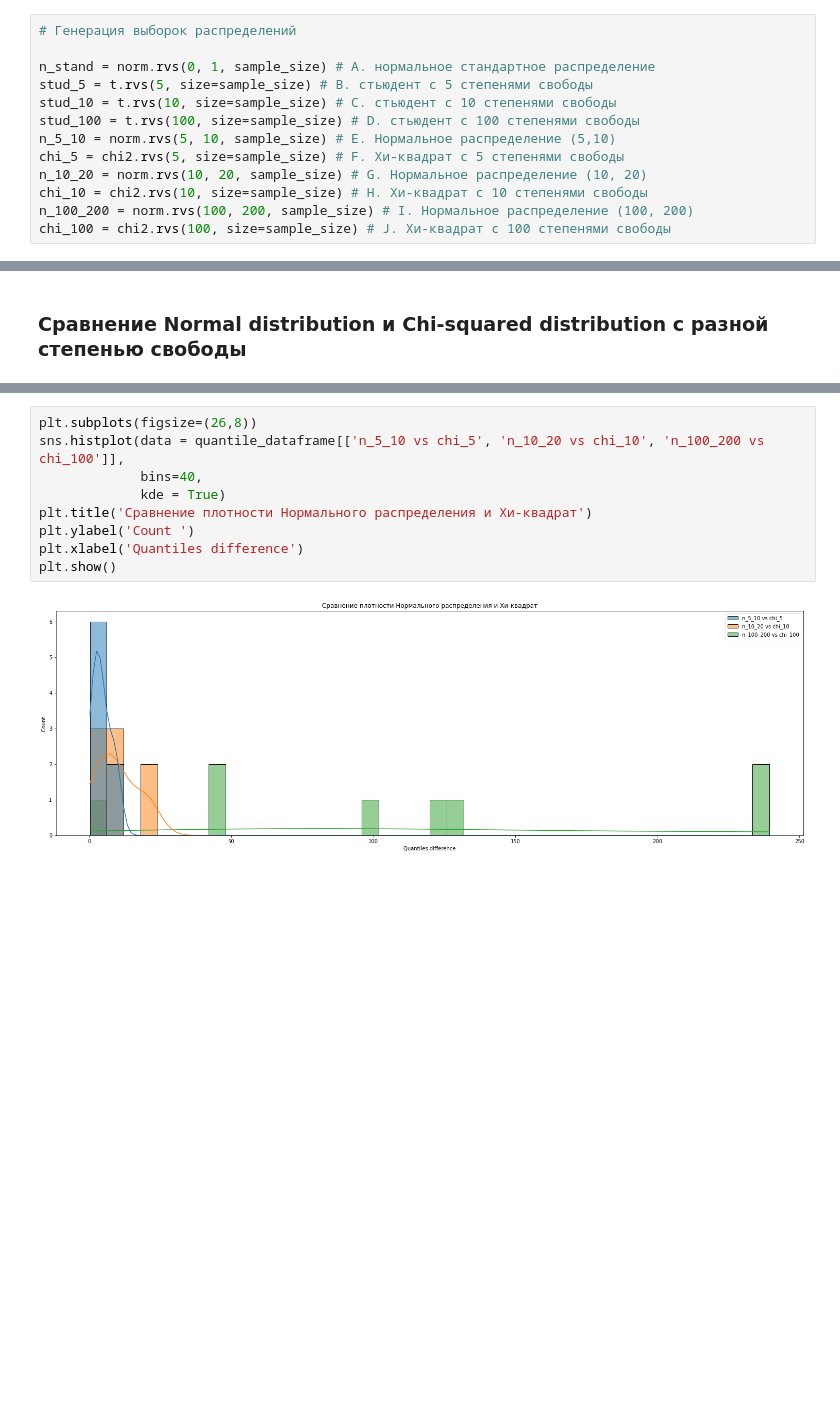
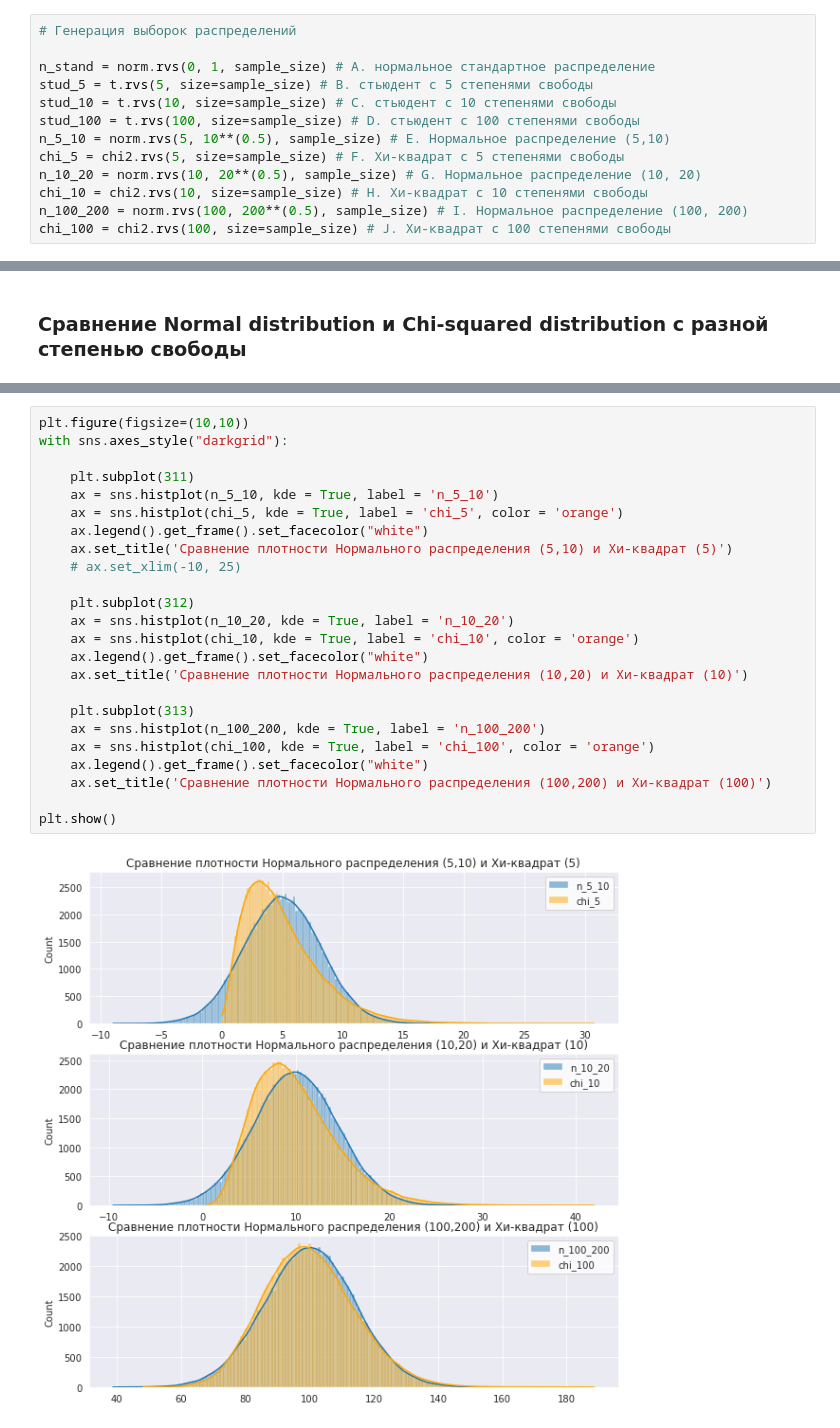
Before and after one commit to Khailica/IT-DataAnalysis, a Jupyter notebook: SkyPro_Data_Analyst/4. Statistics_and_basics_ML/Task_3_Сontinuous distributions .ipynb, the cells around one changed output, grey strips where cells are left out. Saved outputs shown, nothing was run; the diff lists cells and outputs as text; blank space fills up the shorter version.

```diff
--- a/SkyPro_Data_Analyst/4. Statistics_and_basics_ML/Task_3_Сontinuous distributions .ipynb
+++ b/SkyPro_Data_Analyst/4. Statistics_and_basics_ML/Task_3_Сontinuous distributions .ipynb
@@ -98,11 +98,11 @@ n_stand = norm.rvs(0, 1, sample_size) # A. нормальное стандарт
 stud_5 = t.rvs(5, size=sample_size) # B. стьюдент с 5 степенями свободы
 stud_10 = t.rvs(10, size=sample_size) # C. стьюдент с 10 степенями свободы
 stud_100 = t.rvs(100, size=sample_size) # D. стьюдент с 100 степенями свободы
-n_5_10 = norm.rvs(5, 10, sample_size) # E. Нормальное распределение (5,10)
+n_5_10 = norm.rvs(5, 10**(0.5), sample_size) # E. Нормальное распределение (5,10)
 chi_5 = chi2.rvs(5, size=sample_size) # F. Хи-квадрат с 5 степенями свободы
-n_10_20 = norm.rvs(10, 20, sample_size) # G. Нормальное распределение (10, 20)
+n_10_20 = norm.rvs(10, 20**(0.5), sample_size) # G. Нормальное распределение (10, 20)
 chi_10 = chi2.rvs(10, size=sample_size) # H. Хи-квадрат с 10 степенями свободы
-n_100_200 = norm.rvs(100, 200, sample_size) # I. Нормальное распределение (100, 200)
+n_100_200 = norm.rvs(100, 200**(0.5), sample_size) # I. Нормальное распределение (100, 200)
 chi_100 = chi2.rvs(100, size=sample_size) # J. Хи-квадрат с 100 степенями свободы
 # %% [markdown]
 ### Создание датафрейма из квантильных значений исследуемых распределений
@@ -231,13 +211,28 @@ quantile_dataframe
 # %%
-plt.subplots(figsize=(26,8))
-sns.histplot(data = quantile_dataframe[['n_5_10 vs chi_5', 'n_10_20 vs chi_10', 'n_100_200 vs chi_100']],
-             bins=40,
-             kde = True)
-plt.title('Сравнение плотности Нормального распределения и Хи-квадрат')
-plt.ylabel('Count ')
-plt.xlabel('Quantiles difference')
+plt.figure(figsize=(10,10))
+with sns.axes_style("darkgrid"):
+
+    plt.subplot(311)
+    ax = sns.histplot(n_5_10, kde = True, label = 'n_5_10')
+    ax = sns.histplot(chi_5, kde = True, label = 'chi_5', color = 'orange')
+    ax.legend().get_frame().set_facecolor("white")
+    ax.set_title('Сравнение плотности Нормального распределения (5,10) и Хи-квадрат (5)')
+    # ax.set_xlim(-10, 25)
+
+    plt.subplot(312)
+    ax = sns.histplot(n_10_20, kde = True, label = 'n_10_20')
+    ax = sns.histplot(chi_10, kde = True, label = 'chi_10', color = 'orange')
+    ax.legend().get_frame().set_facecolor("white")
+    ax.set_title('Сравнение плотности Нормального распределения (10,20) и Хи-квадрат (10)')
+
+    plt.subplot(313)
+    ax = sns.histplot(n_100_200, kde = True, label = 'n_100_200')
+    ax = sns.histplot(chi_100, kde = True, label = 'chi_100', color = 'orange')
+    ax.legend().get_frame().set_facecolor("white")
+    ax.set_title('Сравнение плотности Нормального распределения (100,200) и Хи-квадрат (100)')
+
 plt.show()
 # %% [output]
-[figure, old version]
+[figure, new version]
 # %% [markdown]
 <div class="alert alert-block alert-warning">
```
Also changed, not shown: parts of 7 cells of this notebook.
